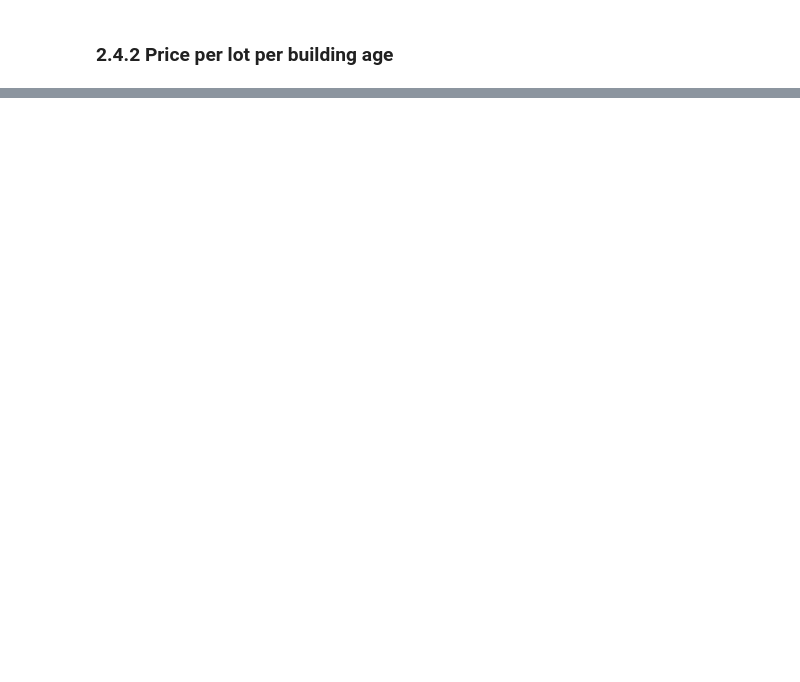
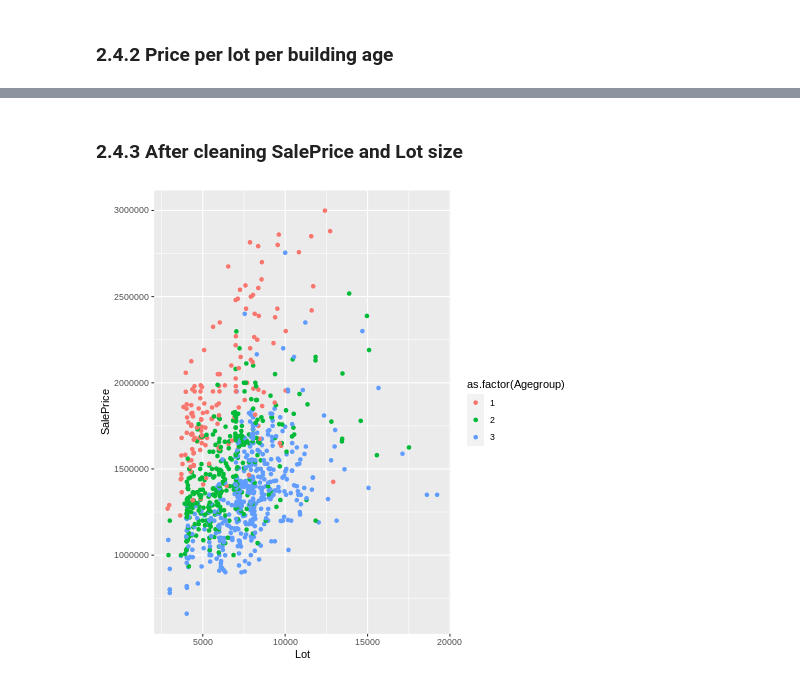
Before and after one commit to tavakohr/BasicFunctions, a Jupyter notebook: RealEstate_R.ipynb, the cells around one changed output, grey strips where cells are left out. Saved outputs shown, nothing was run; the diff lists cells and outputs as text; code cells hidden in the pictures; blank space fills up the shorter version.

```diff
--- a/RealEstate_R.ipynb
+++ b/RealEstate_R.ipynb
@@ -170,7 +161,7 @@ HPI<-HPI %>% mutate(HPI_YM=paste(year(Date %m+% months(1)), month(Date %m+% mont
 
 #Left join main data sets to the indicator tables:
 #str(a_imported)
-a_imported_1<-left_join (a_imported,SaletoAcrive, by=c('city','SaletoAcrive_YM')) %>% dplyr::select(-Date)
+a_imported_1<-left_join (a_imported_0,SaletoAcrive, by=c('city','SaletoAcrive_YM')) %>% dplyr::select(-Date)
 a_imported_2<-left_join (a_imported_1,HPI,    by=c('city','HPI_YM'))
 
 
@@ -185,7 +176,7 @@ db$TotFlArea <- as.numeric(gsub('\\$|,', '', db$TotFlArea))
 db$S.A<-as.factor(db$S.A)
 table(db$S.A)
 #str(db)
-db<-db %>%   filter(Lot>2000  , SalePrice <2500000 ,SalePrice >990000)
+
 db$month <- month(db$List.Date)
 db$year <- year(db$List.Date)
 
@@ -194,7 +185,6 @@ db<-db %>% mutate(reno=ifelse(is.na(Approx.Yr.of.Renos.Addns),
                               0,ifelse(Approx.Yr.of.Renos.Addns>2016,3,ifelse(Approx.Yr.of.Renos.Addns<=2016 &Approx.Yr.of.Renos.Addns>2010 ,2,1)) ))
 table(db$reno)
 
-db<-db %>% filter(Lot>0,Age<70)
 
 #str(db)
 
@@ -233,7 +251,7 @@ ggplot(data=db,aes(x=as.factor(Tot.BR),y=SalePrice))+geom_boxplot()
 # %%
 %%R
-db<-db[db$Tot.BR<10,]
-db<-db[db$Tot.BR>0,]
+db<-db[db$Tot.BR<11,]
+db<-db[db$Tot.BR>1,]
 # %% [markdown]
 ### 2.4.2 Price per lot per building age
 # %%
@@ -243,0 +264,14 @@ ggplot(data=db,aes(x=Lot,y=SalePrice))+geom_point(aes(colour=as.factor(Agegroup)
+# %%
+%%R
+db<-db[db$Lot<20000,]
+db<-db[db$Lot>1000,]
+# %%
+%%R
+db<-db[db$SalePrice<3000000,]
+# %% [markdown]
+### 2.4.3 After cleaning SalePrice and Lot size
+# %%
+%%R
+ggplot(data=db,aes(x=Lot,y=SalePrice))+geom_point(aes(colour=as.factor(Agegroup)))
+# %% [output]
+[figure, added]
```
Also changed, not shown: parts of 61 cells of this notebook.
